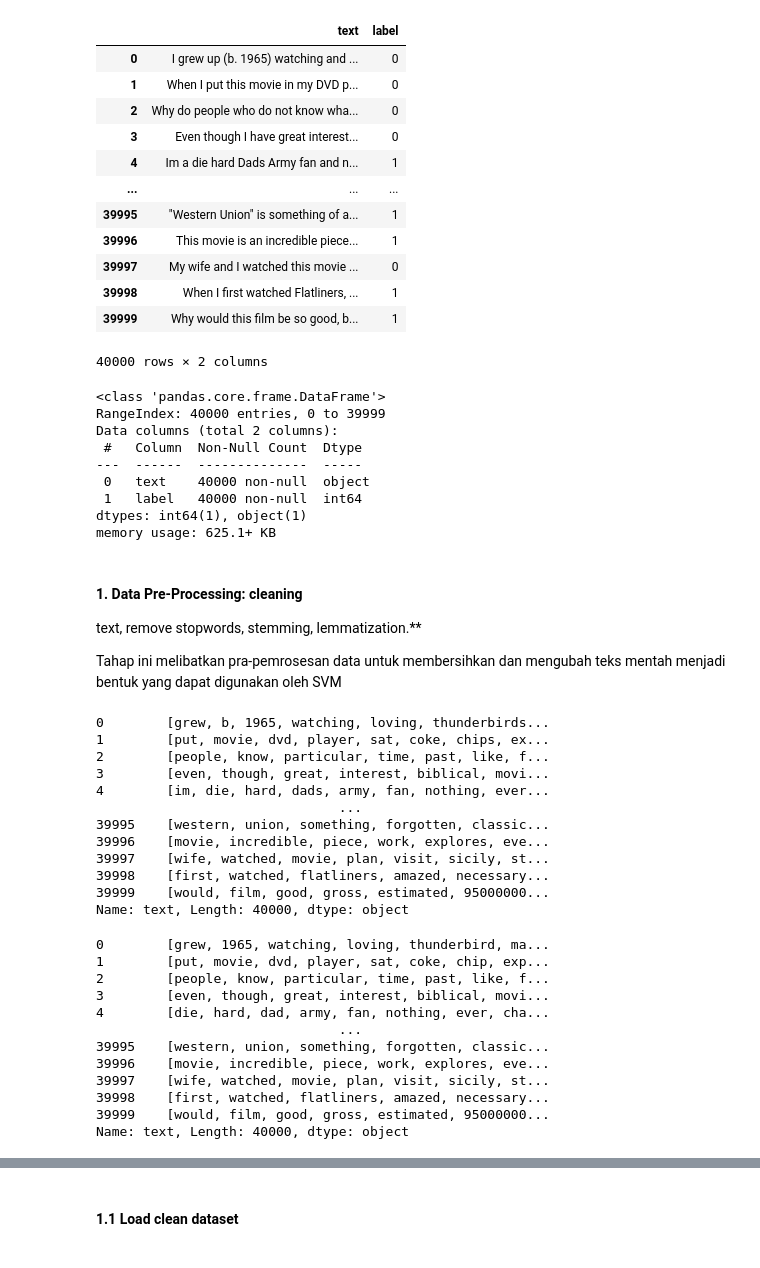
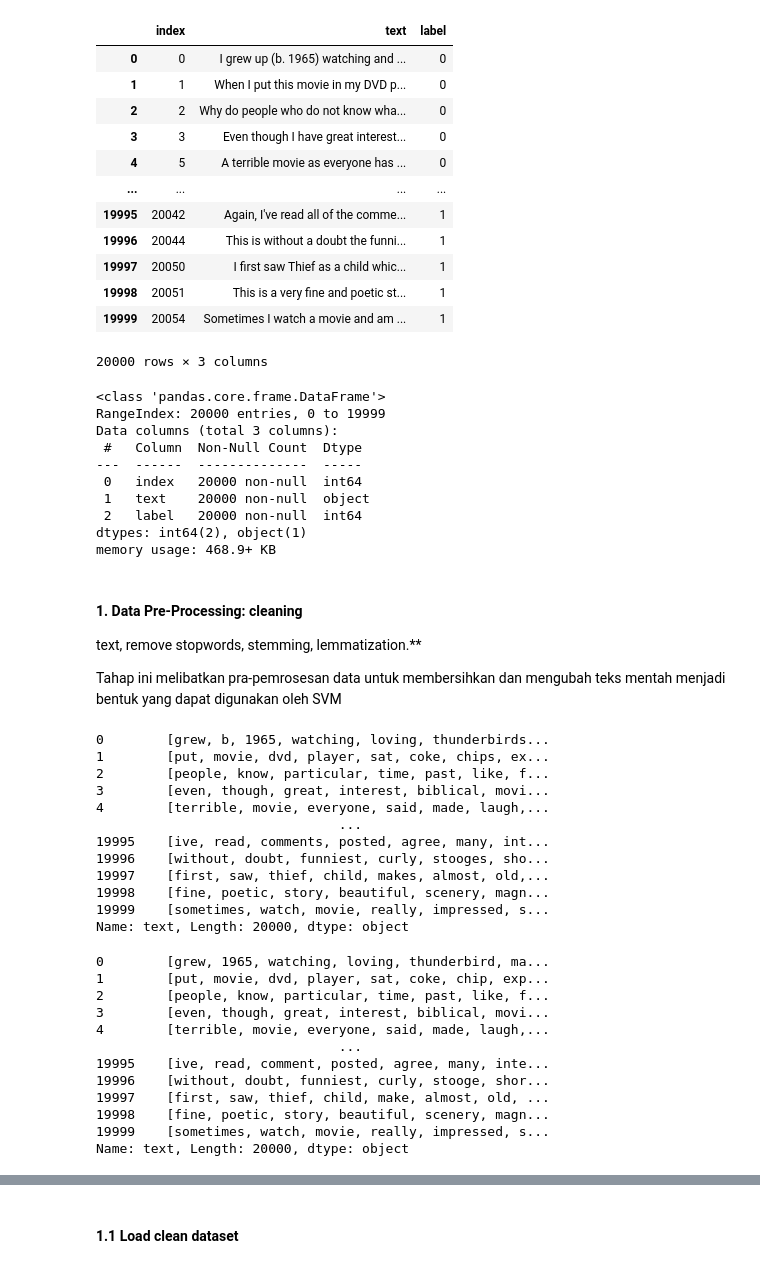
Before and after one commit to muftialroaz/movies-sentiment-analysis, a Jupyter notebook: SentimentReview.ipynb, the cells around one changed output, grey strips where cells are left out. Saved outputs shown, nothing was run; the diff lists cells and outputs as text; code cells hidden in the pictures.

```diff
--- a/SentimentReview.ipynb
+++ b/SentimentReview.ipynb
@@ -15,34 +15,35 @@ from nltk.stem import WordNetLemmatizer
 
 from wordcloud import WordCloud
 # %%
-df = pd.read_csv('dataset/movie.csv', sep=',')
+df = pd.read_csv('dataset/movies_20k.csv', sep=',')
 df
 # %% [output]
-|  | text | label |
-| 0 | I grew up (b. 1965) watching and ... | 0 |
-| 1 | When I put this movie in my DVD p... | 0 |
-| 2 | Why do people who do not know wha... | 0 |
-| 3 | Even though I have great interest... | 0 |
-| 4 | Im a die hard Dads Army fan and n... | 1 |
-| ... | ... | ... |
-| 39995 | "Western Union" is something of a... | 1 |
-| 39996 | This movie is an incredible piece... | 1 |
-| 39997 | My wife and I watched this movie ... | 0 |
-| 39998 | When I first watched Flatliners, ... | 1 |
-| 39999 | Why would this film be so good, b... | 1 |
+|  | index | text | label |
+| 0 | 0 | I grew up (b. 1965) watching and ... | 0 |
+| 1 | 1 | When I put this movie in my DVD p... | 0 |
+| 2 | 2 | Why do people who do not know wha... | 0 |
+| 3 | 3 | Even though I have great interest... | 0 |
+| 4 | 5 | A terrible movie as everyone has ... | 0 |
+| ... | ... | ... | ... |
+| 19995 | 20042 | Again, I've read all of the comme... | 1 |
+| 19996 | 20044 | This is without a doubt the funni... | 1 |
+| 19997 | 20050 | I first saw Thief as a child whic... | 1 |
+| 19998 | 20051 | This is a very fine and poetic st... | 1 |
+| 19999 | 20054 | Sometimes I watch a movie and am ... | 1 |
-40000 rows × 2 columns
+20000 rows × 3 columns
 # %%
 df.info()
 # %% [output]
 <class 'pandas.core.frame.DataFrame'>
-RangeIndex: 40000 entries, 0 to 39999
-Data columns (total 2 columns):
+RangeIndex: 20000 entries, 0 to 19999
+Data columns (total 3 columns):
  #   Column  Non-Null Count  Dtype
 ---  ------  --------------  -----
- 0   text    40000 non-null  object
- 1   label   40000 non-null  int64
-dtypes: int64(1), object(1)
-memory usage: 625.1+ KB
+ 0   index   20000 non-null  int64
+ 1   text    20000 non-null  object
+ 2   label   20000 non-null  int64
+dtypes: int64(2), object(1)
+memory usage: 468.9+ KB
 # %% [markdown]
 #### 1. Data Pre-Processing: cleaning
 text, remove stopwords,
@@ -78,14 +79,14 @@ text
 1        [put, movie, dvd, player, sat, coke, chips, ex...
 2        [people, know, particular, time, past, like, f...
 3        [even, though, great, interest, biblical, movi...
-4        [im, die, hard, dads, army, fan, nothing, ever...
+4        [terrible, movie, everyone, said, made, laugh,...
                                ...
-39995    [western, union, something, forgotten, classic...
-39996    [movie, incredible, piece, work, explores, eve...
-39997    [wife, watched, movie, plan, visit, sicily, st...
-39998    [first, watched, flatliners, amazed, necessary...
-39999    [would, film, good, gross, estimated, 95000000...
-Name: text, Length: 40000, dtype: object
+19995    [ive, read, comments, posted, agree, many, int...
+19996    [without, doubt, funniest, curly, stooges, sho...
+19997    [first, saw, thief, child, makes, almost, old,...
+19998    [fine, poetic, story, beautiful, scenery, magn...
+19999    [sometimes, watch, movie, really, impressed, s...
+Name: text, Length: 20000, dtype: object
 # %%
 # 5 Menghapus Kata Pendek: Menghapus kata-kata dengan panjang karakter yang terlalu pendek yang cenderung tidak memiliki makna.
 
@@ -106,14 +107,14 @@ review
 1        [put, movie, dvd, player, sat, coke, chip, exp...
 2        [people, know, particular, time, past, like, f...
 3        [even, though, great, interest, biblical, movi...
-4        [die, hard, dad, army, fan, nothing, ever, cha...
+4        [terrible, movie, everyone, said, made, laugh,...
                                ...
-39995    [western, union, something, forgotten, classic...
-39996    [movie, incredible, piece, work, explores, eve...
-39997    [wife, watched, movie, plan, visit, sicily, st...
-39998    [first, watched, flatliners, amazed, necessary...
-39999    [would, film, good, gross, estimated, 95000000...
-Name: text, Length: 40000, dtype: object
+19995    [ive, read, comment, posted, agree, many, inte...
+19996    [without, doubt, funniest, curly, stooge, shor...
+19997    [first, saw, thief, child, make, almost, old, ...
+19998    [fine, poetic, story, beautiful, scenery, magn...
+19999    [sometimes, watch, movie, really, impressed, s...
+Name: text, Length: 20000, dtype: object
 # %%
 # 7 Menggabungkan Kembali Teks: Menggabungkan kembali unit-unit teks yang telah dibersihkan menjadi teks yang telah diolah sepenuhnya.
 review = review.apply(lambda x: ' '.join(x))
```
Also changed, not shown: parts of 6 cells of this notebook, 3 other files.
